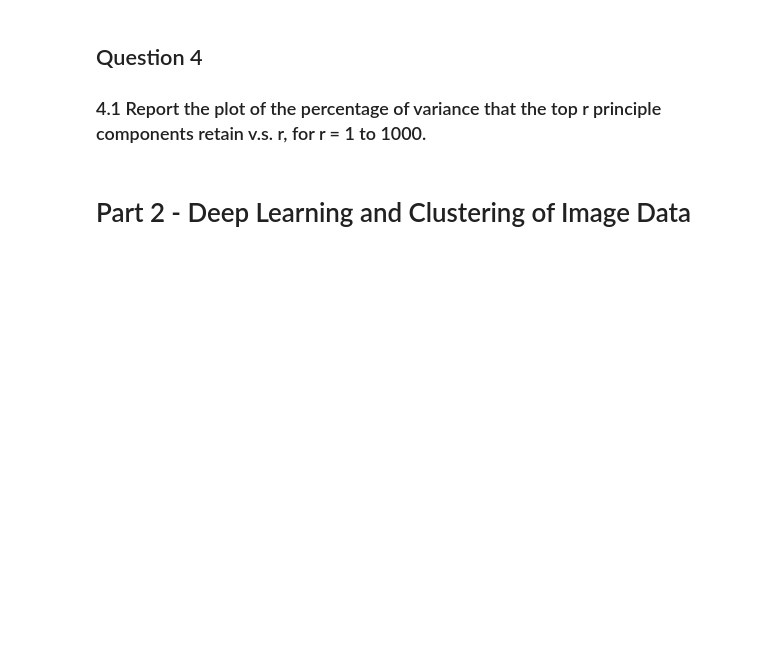
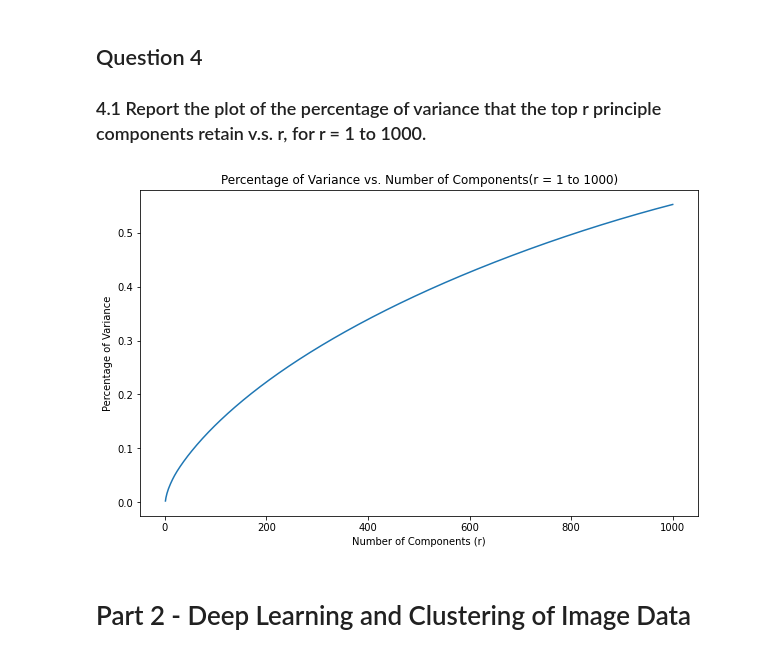
Before and after one commit to shairaalam19/ece219-winter2024, a Jupyter notebook: Project 2/Project2.ipynb, the cells around one changed output. Cells and saved outputs as stored; diff of their text form; code cells hidden in the pictures; blank space fills up the shorter version.

```diff
--- a/Project 2/Project2.ipynb
+++ b/Project 2/Project2.ipynb
@@ -129,6 +129,27 @@ Adjusted Mutual Information Score: 0.5947492978713682
 ## Question 4
 
 ### 4.1 Report the plot of the percentage of variance that the top r principle components retain v.s. r, for r = 1 to 1000.
+# %%
+# Truncated SVD
+r = 1000
+svd = TruncatedSVD(n_components=r, random_state=0)
+svd.fit_transform(X_train_tfidf)
+
+# Cumulative explained variance ratio for each component
+explained_variance = svd.explained_variance_ratio_.cumsum()
+
+# R components
+X_vals = np.array(range(1, r+1))
+
+# Plot of the percentage of variance vs number of components
+plt.figure(figsize=(10,6))
+plt.plot(X_vals, explained_variance)
+plt.title("Percentage of Variance vs. Number of Components(r = 1 to 1000)")
+plt.xlabel("Number of Components (r)")
+plt.ylabel("Percentage of Variance")
+plt.show()
+# %% [output]
+[figure, added]
 # %% [markdown]
 # Part 2 - Deep Learning and Clustering of Image Data
 # %% [markdown]
```
Also changed, not shown: parts of 10 cells of this notebook.
